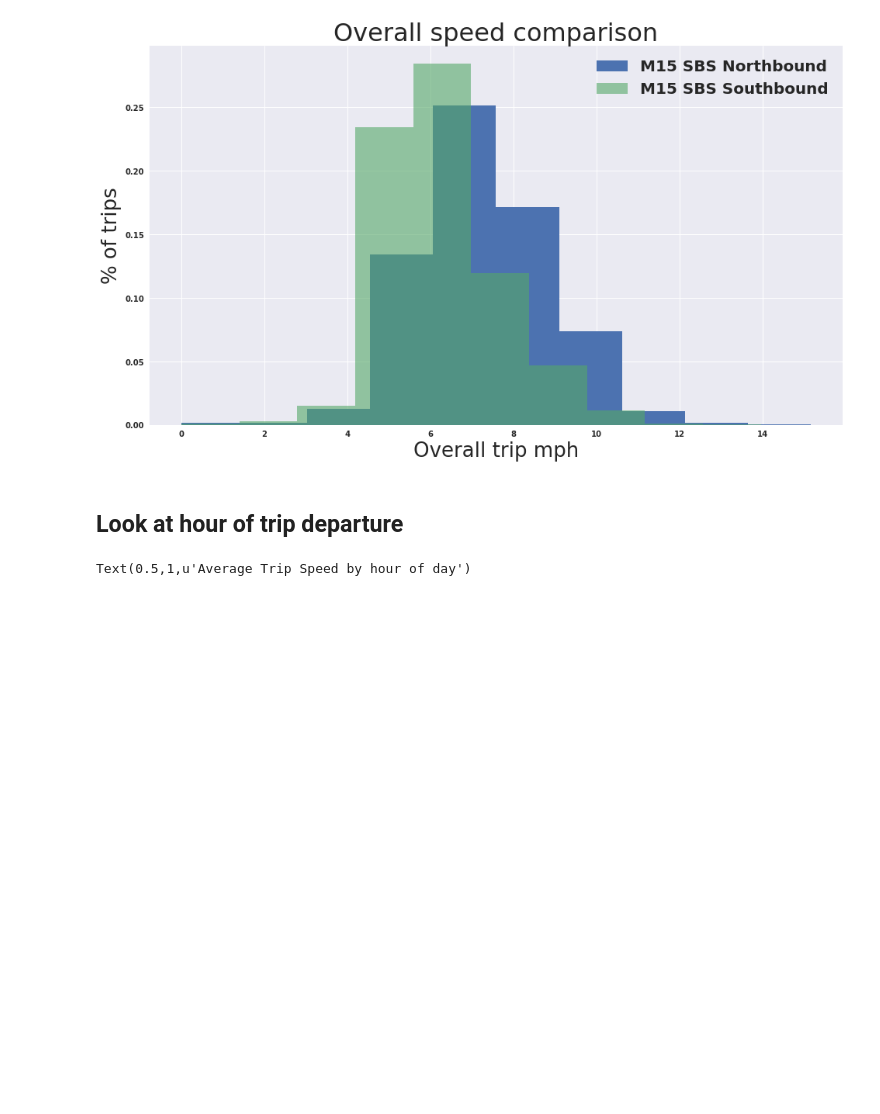
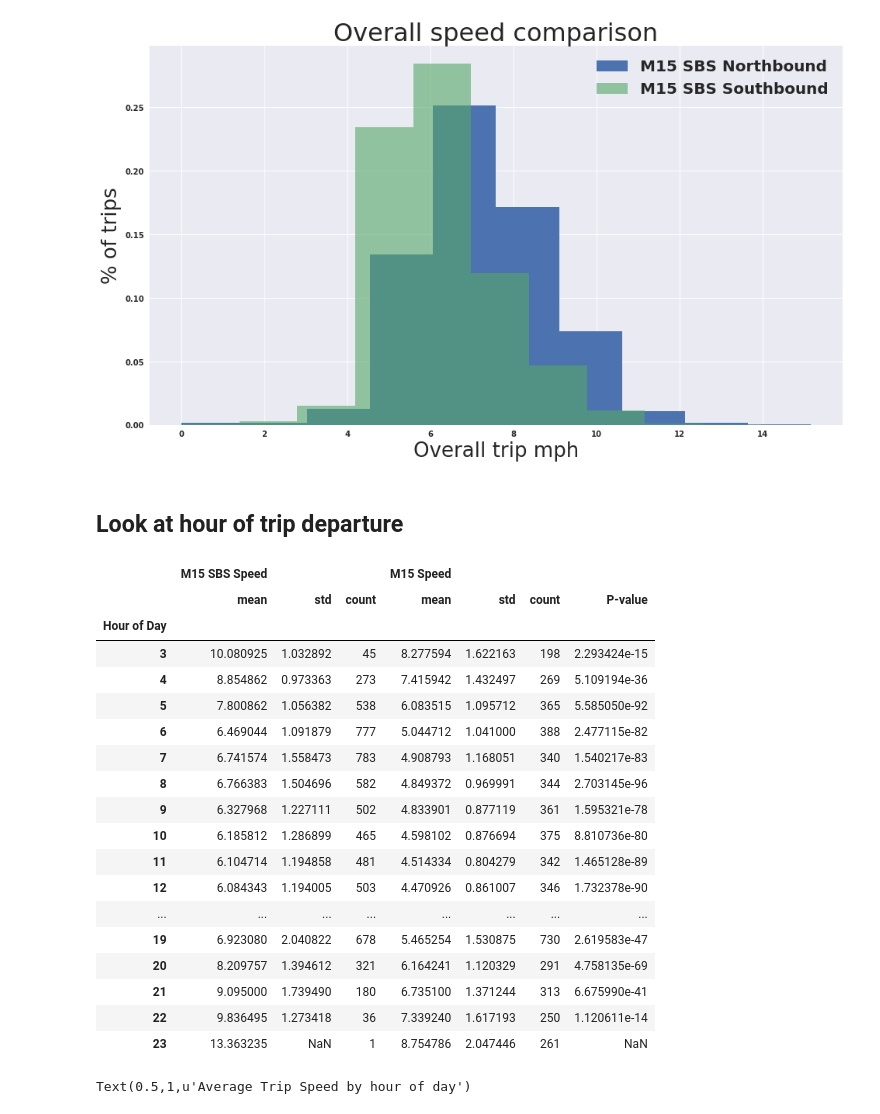
Before and after one commit to parthshah93/ads_2017, a Jupyter notebook: Final_Script.ipynb, the cells around one changed output. Saved outputs shown, nothing was run; the diff lists cells and outputs as text; code cells hidden in the pictures; blank space fills up the shorter version.

Commit message:
tables

```diff
--- a/Final_Script.ipynb
+++ b/Final_Script.ipynb
@@ -381,6 +389,39 @@ overall_speeds_reg_hours = start_hours_m15.to_frame().join(overall_speeds_reg.to
 overall_speeds_sbs_hours = start_hours_sbs.to_frame().join(overall_speeds_sbs.to_frame(), lsuffix="h_")
 overall_speeds_reg_hours.columns = ["Hour of Day", "M15 Speed"]
 overall_speeds_sbs_hours.columns = ["Hour of Day", "M15 SBS Speed"]
+# %%
+t1 = overall_speeds_reg_hours.groupby("Hour of Day").agg(['mean', 'std', 'count'])
+# %%
+j3 = overall_speeds_sbs_hours.groupby("Hour of Day").agg(['mean', 'std', 'count']).join(t1)
+#j3["P-value"] = j3[]
+s1 = j3["M15 SBS Speed"]["mean"]
+s2 = j3["M15 Speed"]["mean"]
+
+dudes
+# %%
+q = pd.DataFrame(dudes).set_index(0)
+q.columns = [("", "P-value")]
+j3.join(q)
+# %% [output]
+|  | M15 SBS Speed |  |  | M15 Speed |  |  |  |
+|  | mean | std | count | mean | std | count | P-value |
+| Hour of Day |  |  |  |  |  |  |  |
+| 3 | 10.080925 | 1.032892 | 45 | 8.277594 | 1.622163 | 198 | 2.293424e-15 |
+| 4 | 8.854862 | 0.973363 | 273 | 7.415942 | 1.432497 | 269 | 5.109194e-36 |
+| 5 | 7.800862 | 1.056382 | 538 | 6.083515 | 1.095712 | 365 | 5.585050e-92 |
+| 6 | 6.469044 | 1.091879 | 777 | 5.044712 | 1.041000 | 388 | 2.477115e-82 |
+| 7 | 6.741574 | 1.558473 | 783 | 4.908793 | 1.168051 | 340 | 1.540217e-83 |
+| 8 | 6.766383 | 1.504696 | 582 | 4.849372 | 0.969991 | 344 | 2.703145e-96 |
+| 9 | 6.327968 | 1.227111 | 502 | 4.833901 | 0.877119 | 361 | 1.595321e-78 |
+| 10 | 6.185812 | 1.286899 | 465 | 4.598102 | 0.876694 | 375 | 8.810736e-80 |
+| 11 | 6.104714 | 1.194858 | 481 | 4.514334 | 0.804279 | 342 | 1.465128e-89 |
+| 12 | 6.084343 | 1.194005 | 503 | 4.470926 | 0.861007 | 346 | 1.732378e-90 |
+| ... | ... | ... | ... | ... | ... | ... | ... |
+| 19 | 6.923080 | 2.040822 | 678 | 5.465254 | 1.530875 | 730 | 2.619583e-47 |
+| 20 | 8.209757 | 1.394612 | 321 | 6.164241 | 1.120329 | 291 | 4.758135e-69 |
+| 21 | 9.095000 | 1.739490 | 180 | 6.735100 | 1.371244 | 313 | 6.675990e-41 |
+| 22 | 9.836495 | 1.273418 | 36 | 7.339240 | 1.617193 | 250 | 1.120611e-14 |
+| 23 | 13.363235 | NaN | 1 | 8.754786 | 2.047446 | 261 | NaN |
 # %%
 ax = overall_speeds_reg_hours.groupby("Hour of Day").mean().plot(figsize=(16, 9), linewidth=4)
 overall_speeds_sbs_hours.groupby("Hour of Day").mean().plot(ax=ax, linewidth=4)
```
Also changed, not shown: parts of 2 cells of this notebook.
